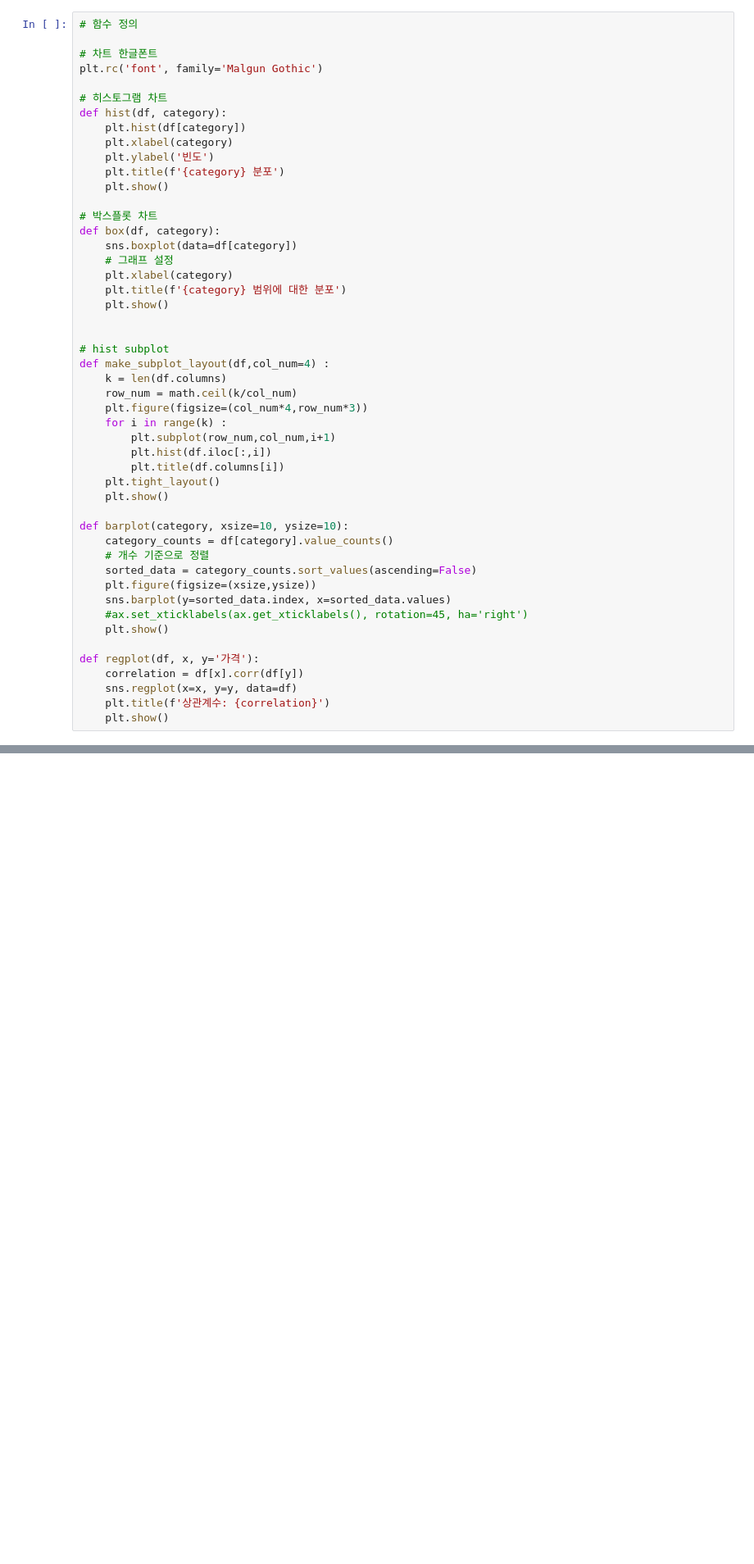
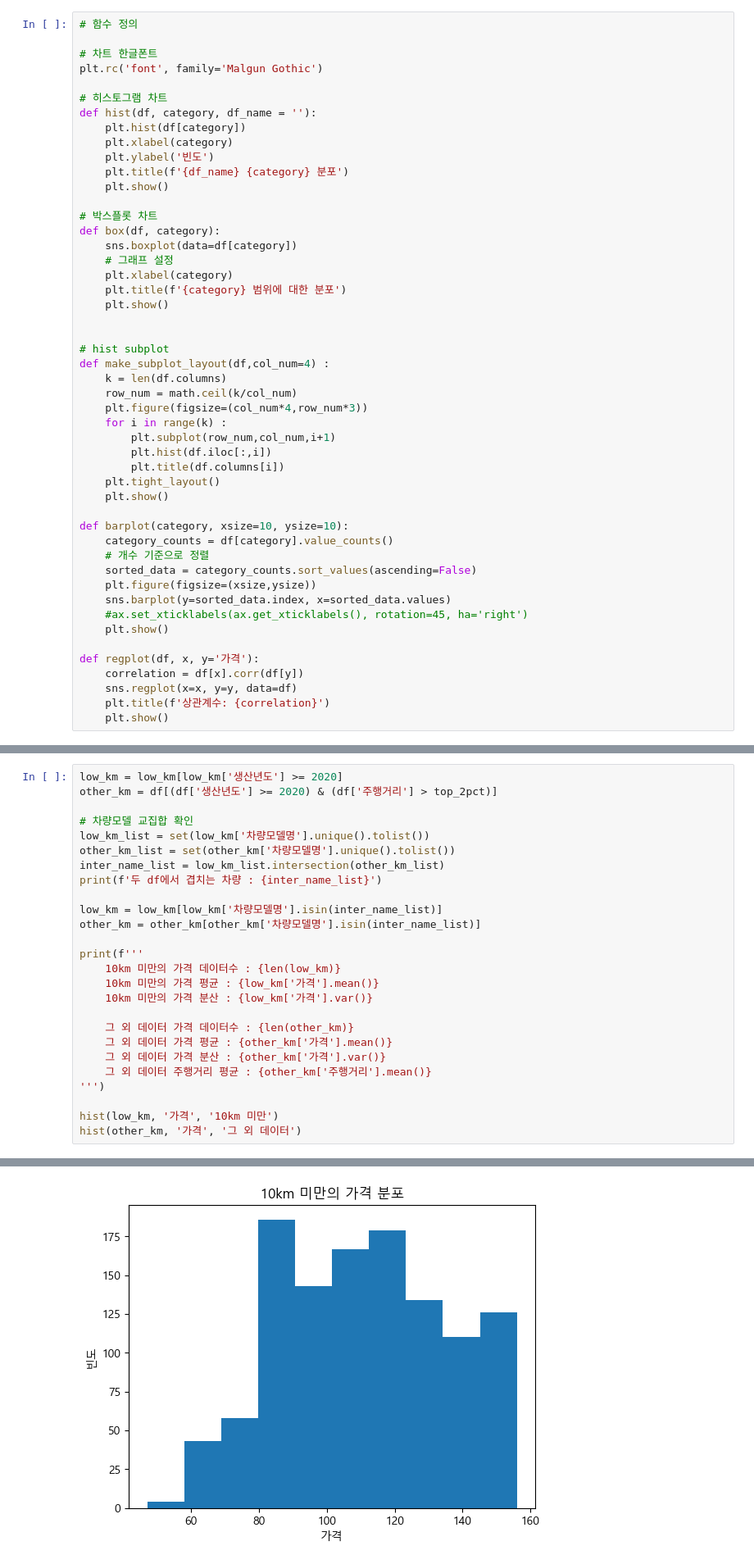
Before and after one commit to woojooc/ML_Car, a Jupyter notebook: lala/EDA/eda_oldcar_dacon.ipynb, the cells around one changed output, grey strips where cells are left out. Shown at 82% size. Saved outputs shown, nothing was run; the diff lists cells and outputs as text; blank space fills up the shorter version.

```diff
--- a/lala/EDA/eda_oldcar_dacon.ipynb
+++ b/lala/EDA/eda_oldcar_dacon.ipynb
@@ -67,11 +66,11 @@ numeric_cols.describe()
 plt.rc('font', family='Malgun Gothic')
 
 # 히스토그램 차트
-def hist(df, category):
+def hist(df, category, df_name = ''):
     plt.hist(df[category])
     plt.xlabel(category)
     plt.ylabel('빈도')
-    plt.title(f'{category} 분포')
+    plt.title(f'{df_name} {category} 분포')
     plt.show()
 
 # 박스플롯 차트
@@ -191,0 +192,27 @@ hist(low_km, '생산년도')
+# %%
+low_km = low_km[low_km['생산년도'] >= 2020]
+other_km = df[(df['생산년도'] >= 2020) & (df['주행거리'] > top_2pct)]
+
+# 차량모델 교집합 확인
+low_km_list = set(low_km['차량모델명'].unique().tolist())
+other_km_list = set(other_km['차량모델명'].unique().tolist())
+inter_name_list = low_km_list.intersection(other_km_list)
+print(f'두 df에서 겹치는 차량 : {inter_name_list}')
+
+low_km = low_km[low_km['차량모델명'].isin(inter_name_list)]
+other_km = other_km[other_km['차량모델명'].isin(inter_name_list)]
+
+print(f'''
+    10km 미만의 가격 데이터수 : {len(low_km)}
+    10km 미만의 가격 평균 : {low_km['가격'].mean()}
+    10km 미만의 가격 분산 : {low_km['가격'].var()}
+
+    그 외 데이터 가격 데이터수 : {len(other_km)}
+    그 외 데이터 가격 평균 : {other_km['가격'].mean()}
+    그 외 데이터 가격 분산 : {other_km['가격'].var()}
+    그 외 데이터 주행거리 평균 : {other_km['주행거리'].mean()}
+''')
+
+hist(low_km, '가격', '10km 미만')
+hist(other_km, '가격', '그 외 데이터')
+# %% [output]
@@ -191,0 +229 @@ hist(low_km, '생산년도')
+[figure, added]
```
Also changed, not shown: parts of 29 cells of this notebook.
